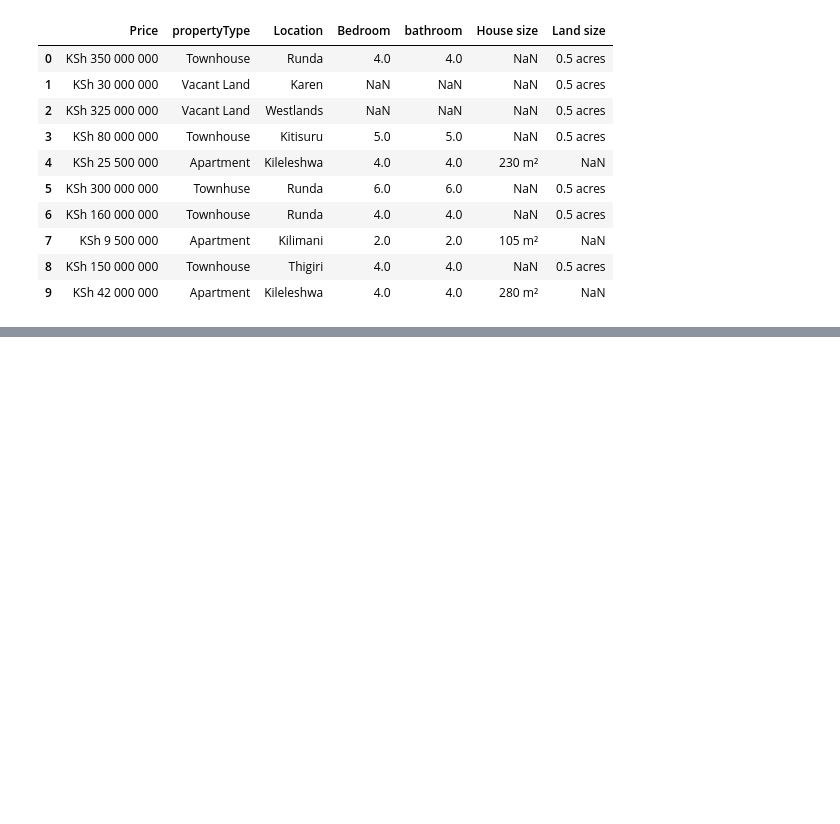
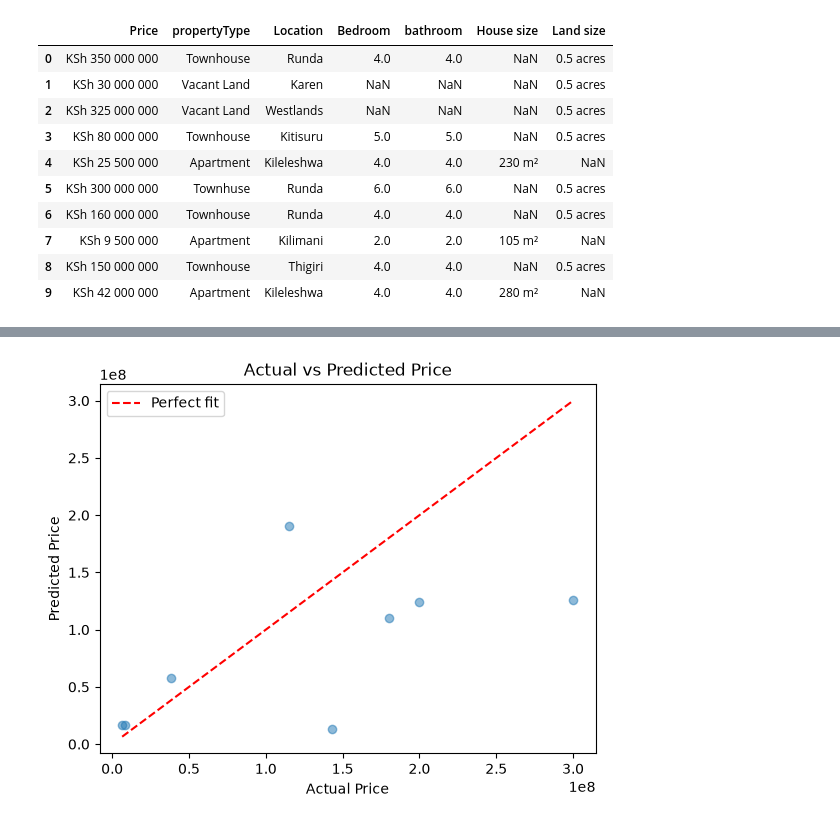
Before and after one commit to WillardDev/Machine_Learning_Foundation, a Jupyter notebook: Linear_Regression(1).ipynb, the cells around one changed output, grey strips where cells are left out. Cells and saved outputs as stored; diff of their text form; code cells hidden in the pictures; blank space fills up the shorter version.

```diff
--- a/Linear_Regression(1).ipynb
+++ b/Linear_Regression(1).ipynb
@@ -89,11 +214,9 @@ LinearRegression()
 # %%
-# make predictions
-y_pred = model.predict(X_test)
+X = df.drop(columns=['Price'])
+y = df['Price']
 
-# compare the actual vs predicted
-comparison = pd.DataFrame({
-    'Actual': y_test,
-    'Predicted': y_pred,
-})
-comparison.head()
+X_train, X_test, y_train, y_test = train_test_split(X, y, test_size=0.2, random_state=42)
+
+print("Train shape:", X_train.shape)
+print("Test shape:", X_test.shape)
 # %% [output]
@@ -106,7 +225,8 @@ comparison.head()
 # %%
-plt.scatter(X_test, y_test, color='blue', label='Actual')
-plt.plot(X_test, y_pred, color='red', label='Predicted')
-plt.xlabel('bathroom')
-plt.ylabel('Price')
-plt.title('Linear Regression Fit')
+scaler = StandardScaler()
+X_train_scaled = scaler.fit_transform(X_train)
+X_test_scaled = scaler.transform(X_test)
+
+model = Ridge(alpha=1.0)
+model.fit(X_train_scaled, y_train)
 # %% [output]
@@ -114,0 +234,11 @@ Text(0.5, 1.0, 'Linear Regression Fit')
+# %%
+y_pred_log = model.predict(X_test_scaled)
+
+# Inverse log transform to get actual KSh values
+y_pred = np.expm1(y_pred_log)
+y_test_actual = np.expm1(y_test)
+
+print(f"R² Score: {r2_score(y_test_actual, y_pred):.4f}")
+print(f"MAE:      {mean_absolute_error(y_test_actual, y_pred):,.0f}")
+print(f"MSE:      {mean_squared_error(y_test_actual, y_pred):,.0f}")
+print(f"RMSE:     {np.sqrt(mean_squared_error(y_test_actual, y_pred)):,.0f}")
@@ -114,0 +266,10 @@ Text(0.5, 1.0, 'Linear Regression Fit')
+# %%
+plt.scatter(y_test_actual, y_pred, alpha=0.5)
+plt.plot([y_test_actual.min(), y_test_actual.max()], [y_test_actual.min(), y_test_actual.max()], 'r--', label='Perfect fit')
+plt.xlabel('Actual Price')
+plt.ylabel('Predicted Price')
+plt.title('Actual vs Predicted Price')
+plt.legend()
+plt.show()
+# %% [output]
+[figure, added]
```
Also changed, not shown: parts of 16 cells of this notebook.
